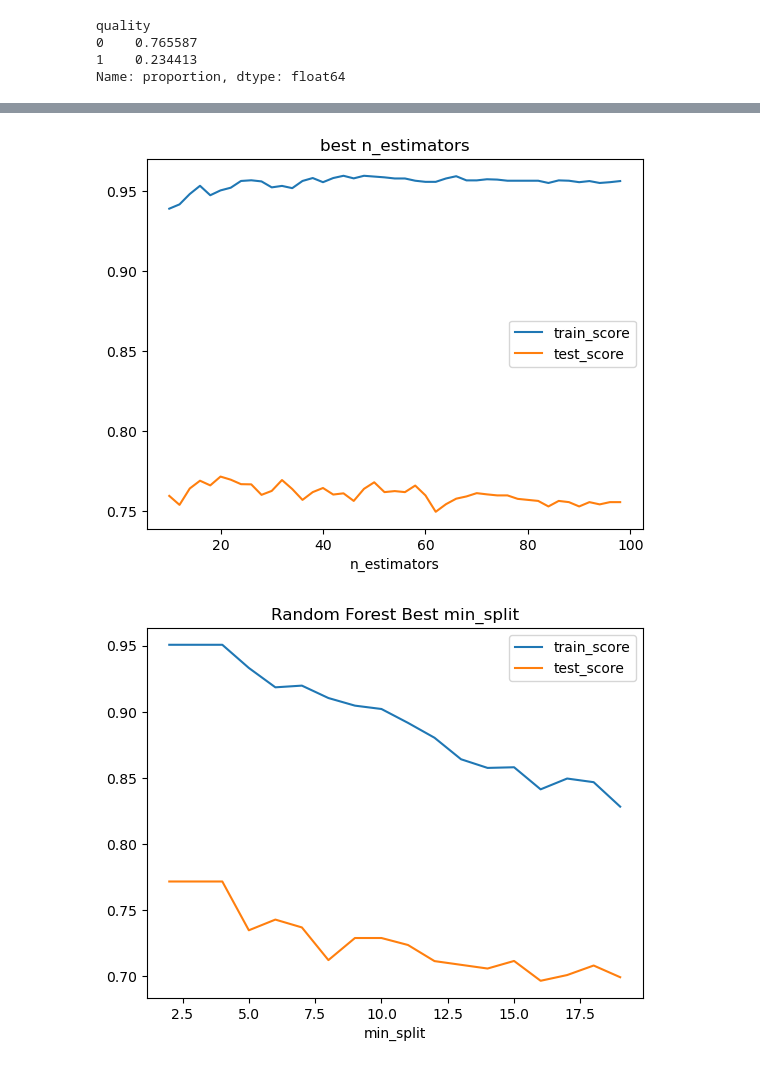
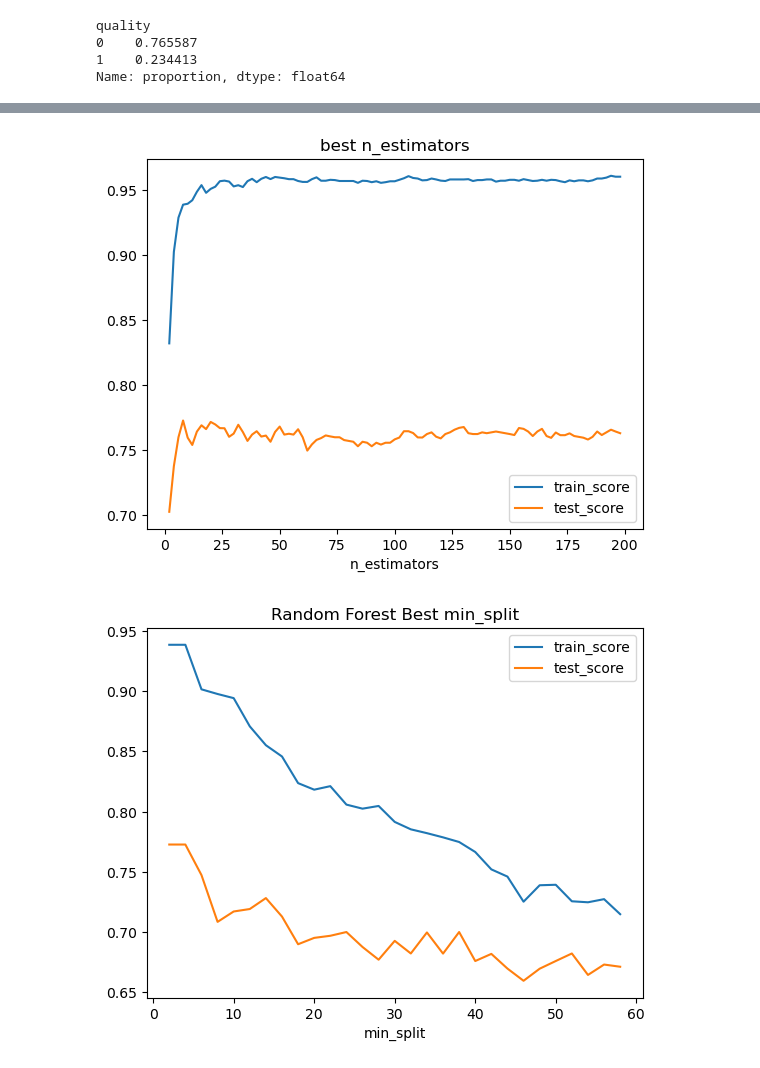
Before and after one commit to knox135/group-project-2, a Jupyter notebook: models/MajorWineData2.ipynb, the cells around one changed output, grey strips where cells are left out. Cells and saved outputs as stored; diff of their text form; code cells hidden in the pictures.

Commit message:
adding functions which determine best min_leaf and best max_leaf seperately due to appearing least valuable of the parameters tuned and to increase test times (from 16 min to 3 min)

```diff
--- a/models/MajorWineData2.ipynb
+++ b/models/MajorWineData2.ipynb
@@ -88,29 +87,29 @@ y_train = y_train.ravel()
 y_test = y_test.ravel()
 # %%
 # Run split data through the 'many_models' function
-models1 = tests.many_models(X_train,y_train,X_test,y_test)
+models_min_leaf = tests.many_models_min_leaf(X_train,y_train,X_test,y_test)
 # %% [output]
 Random Forest
 Test Accuracy: 0.8655544651619235
 balanced test score: 0.7782310946589106
 classification report:
                precision    recall  f1-score   support
 
            0       0.89      0.95      0.91       775
            1       0.78      0.61      0.69       244
 
     accuracy                           0.87      1019
    macro avg       0.83      0.78      0.80      1019
 weighted avg       0.86      0.87      0.86      1019
 ... (212 lines left out)
 ADA Low Estimators              0.015753
 SVC poly                        0.003731
 Logistic Regression             0.015574
 SVC sigmoid                    -0.013573
 [figure]
 [figure]
 [figure]
-[figure, old version]
+[figure, new version]
-[figure, old version]
+[figure, new version]
 [figure]
 # %%
```
Also changed, not shown: parts of 3 cells of this notebook, 1 other file.
